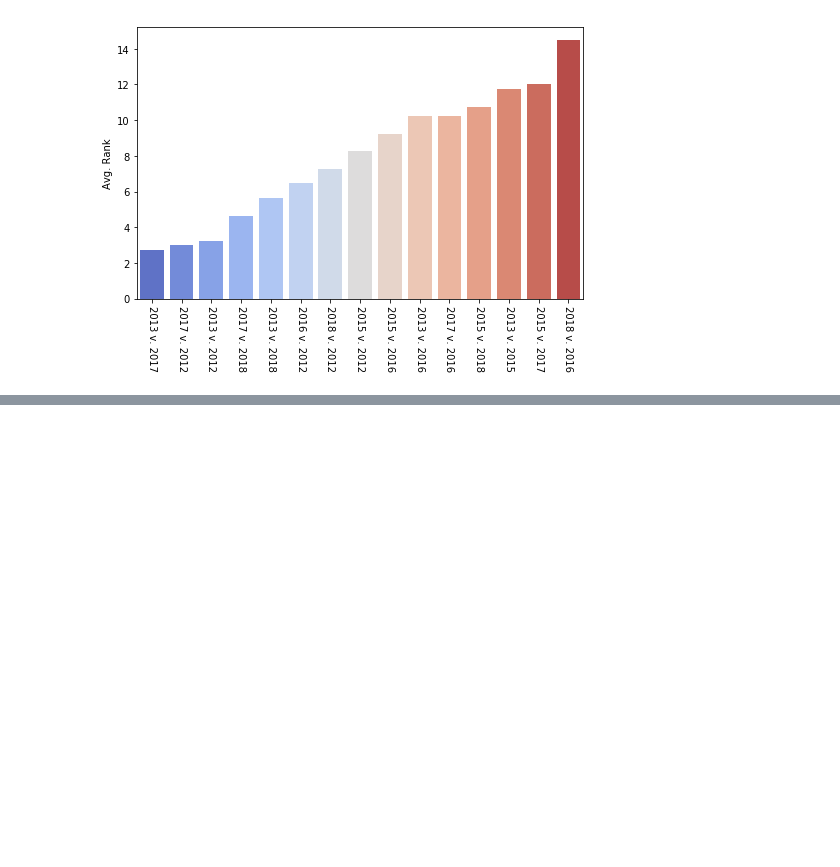
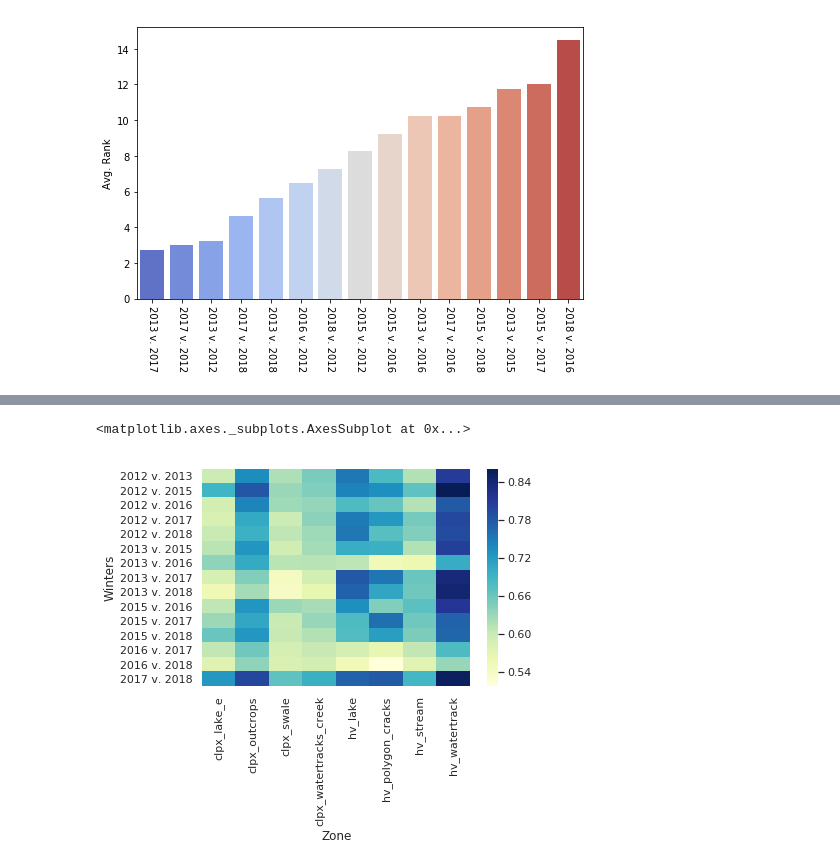
Before and after one commit to charparr/parr-thesis, a Jupyter notebook: similarity/example.ipynb, the cells around one changed output, grey strips where cells are left out. Saved outputs shown, nothing was run; the diff lists cells and outputs as text; code cells hidden in the pictures; blank space fills up the shorter version.

```diff
--- a/similarity/example.ipynb
+++ b/similarity/example.ipynb
@@ -142,0 +195,6 @@ ax.set_xticklabels(ax.get_xticklabels(), rotation=270)
+# %%
+b = results.pivot('Winters', 'Zone', 'cwssim')
+sns.heatmap(a, cmap="YlGnBu")
+# %% [output]
+<matplotlib.axes._subplots.AxesSubplot at 0x...>
+[figure, added]
```
Also changed, not shown: parts of 6 cells of this notebook, 1 other file.
